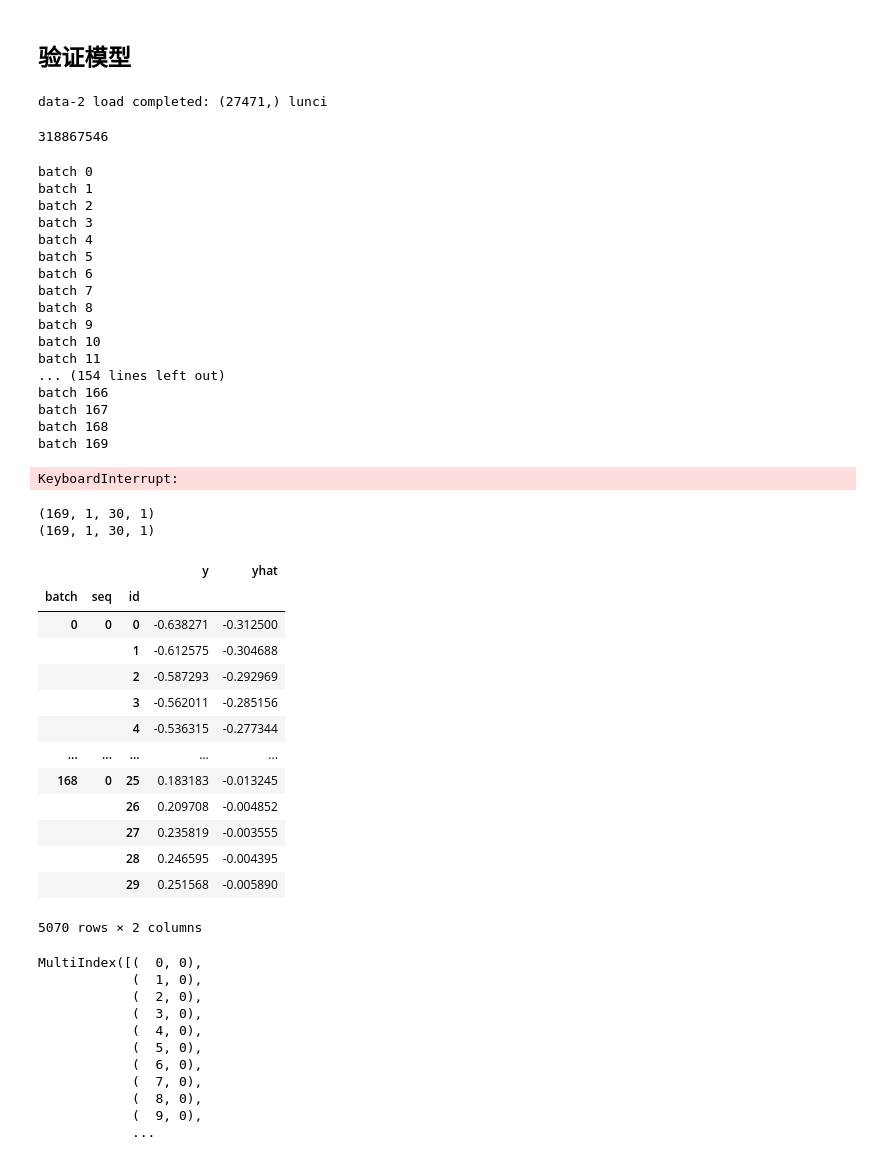
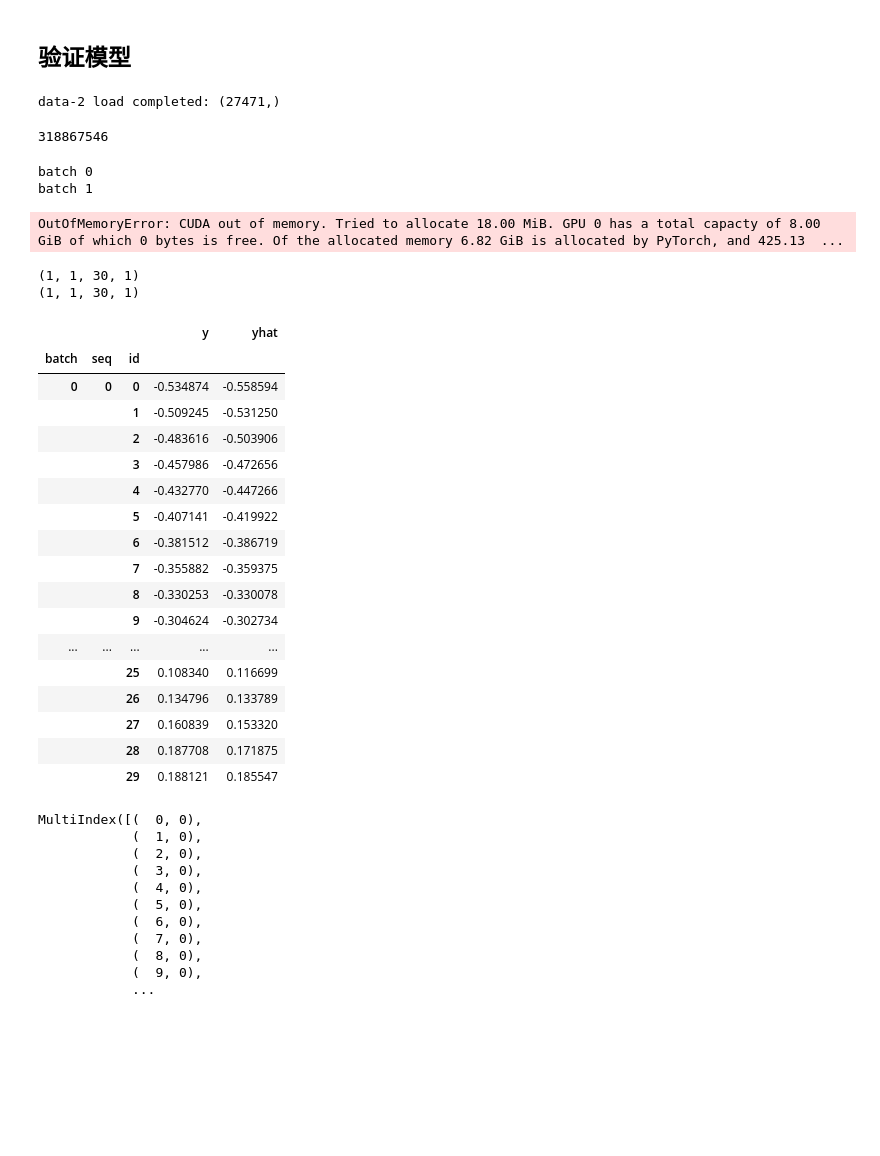
Before and after one commit to Ralphson/BatteryGPT, a Jupyter notebook: Time-LLM-main/ana_model_pred.ipynb, the cells around one changed output. Drawn from its saved outputs; the diff is of its cells as text; code cells hidden in the pictures; blank space fills up the shorter version.

```diff
--- a/Time-LLM-main/ana_model_pred.ipynb
+++ b/Time-LLM-main/ana_model_pred.ipynb
@@ -22,12 +22,12 @@ parser.add_argument('--task_name', type=str, required=False, default='long_term_
 parser.add_argument('--is_training', type=int, required=False, default=1, help='status')
 parser.add_argument('--model_id', type=str, required=False, default='Battery', help='model id')
 parser.add_argument('--model_comment', type=str, required=False, default='none', help='prefix when saving test results')
-parser.add_argument('--model', type=str, required=False, default='BatteryGPT',
+parser.add_argument('--model', type=str, required=False, default='BatteryGPTv0',
                     help='model name, options: [Autoformer, DLinear]')
 parser.add_argument('--seed', type=int, default=42, help='random seed')
 
 # data loader
-parser.add_argument('--data', type=str, required=False, default='masked_battery', help='dataset type')
+parser.add_argument('--data', type=str, required=False, default='mbatdata', help='dataset type')
 parser.add_argument('--root_path', type=str, default='./dataset/my', help='root path of the data file')
 parser.add_argument('--data_path', type=str, default='trimmed_LX3_ss0_se100_cr05_C_V_T_vs_CE.csv', help='data file')
 parser.add_argument('--drop_bid', type=int, default=0)
@@ -108,12 +108,13 @@ args.batch_size = 1
 # vali_data, vali_loader = data_provider(args, 'val')
 test_data, test_loader = data_provider(args, 'test')
 # %% [output]
-data-2 load completed: (27471,) lunci
+data-2 load completed: (27471,)
 # %%
 # 读取模型
-sd_path = r'./cache\long_term_forecast_Battery_BatteryGPT_masked_battery_ftM_sl18_ll9_pl30_dm32_nh8_el2_dl1_df128_fc1_ebtimeF_Exp_0-BatteryGPT-Masked_battery\checkpoint'
+sd_202403142139 = r'./cache\long_term_forecast_Battery_BatteryGPT_masked_battery_ftM_sl18_ll9_pl30_dm32_nh8_el2_dl1_df128_fc1_ebtimeF_Exp_0-BatteryGPT-Masked_battery\checkpoint'
+sd_202403151801 = r'cache\long_term_forecast_Battery_BatteryGPT_masked_battery_ftM_sl18_ll9_pl30_dm32_nh8_el2_dl1_df128_fc1_ebtimeF_Exp_0-BatteryGPT-Masked_battery\202403151801_checkpoint'
 model = BatteryGPT.Model(args).float()
-model.load_state_dict(torch.load(sd_path))
+model.load_state_dict(torch.load(sd_202403151801))
 
 test_loader, model = accelerator.prepare(
     test_loader, model)
@@ -158,25 +159,13 @@ for i, (batch_x, batch_y, batch_x_mark, batch_y_mark) in enumerate(test_loader):
 
     y.append(true)
     yhat.append(pred)
+
+    if i == 0:
+        break
 # %% [output]
 batch 0
 batch 1
-batch 2
-batch 3
-batch 4
-batch 5
-batch 6
-batch 7
-batch 8
-batch 9
-batch 10
-batch 11
-... (154 lines left out)
-batch 166
-batch 167
-batch 168
-batch 169
-KeyboardInterrupt:
+OutOfMemoryError: CUDA out of memory. Tried to allocate 18.00 MiB. GPU 0 has a total capacty of 8.00 GiB of which 0 bytes is free. Of the allocated memory 6.82 GiB is allocated by PyTorch, and 425.13  ...
 # %%
 y1 = np.array(y)
 yhat1 = np.array(yhat)
@@ -184,43 +173,47 @@ yhat1 = np.array(yhat)
 print(y1.shape)
 print(yhat1.shape)
 # %% [output]
-(169, 1, 30, 1)
-(169, 1, 30, 1)
+(1, 1, 30, 1)
+(1, 1, 30, 1)
 # %%
 y1 = np.array(y).squeeze(-1)
 yhat1 = np.array(yhat).squeeze(-1)
 
 # print(y1.shape)
 # print(yhat1.shape)
 
 # 将前两个维度作为 MultiIndex
 index = pd.MultiIndex.from_product([range(s) for s in y1.shape[:3]], names=['batch', 'seq', 'id'])
 # 将数组转换为 DataFrame
 df1 = pd.DataFrame(y1.reshape(-1), index=index, columns=['y'])
 # 将前两个维度作为 MultiIndex
 index = pd.MultiIndex.from_product([range(s) for s in yhat1.shape[:3]], names=['batch', 'seq', 'id'])
 # 将数组转换为 DataFrame
 df2 = pd.DataFrame(yhat1.reshape(-1), index=index, columns=['yhat'])
 
 df = pd.concat([df1, df2], axis=1)
 display(df)
 
-df.to_csv('./ana_model_pred.csv')
+# df.to_csv('./ana_model_pred.csv')
 # %% [output]
 |  |  |  | y | yhat |
 | batch | seq | id |  |  |
-| 0 | 0 | 0 | -0.638271 | -0.312500 |
-|  |  | 1 | -0.612575 | -0.304688 |
-|  |  | 2 | -0.587293 | -0.292969 |
-|  |  | 3 | -0.562011 | -0.285156 |
-|  |  | 4 | -0.536315 | -0.277344 |
+| 0 | 0 | 0 | -0.534874 | -0.558594 |
+|  |  | 1 | -0.509245 | -0.531250 |
+|  |  | 2 | -0.483616 | -0.503906 |
+|  |  | 3 | -0.457986 | -0.472656 |
+|  |  | 4 | -0.432770 | -0.447266 |
+|  |  | 5 | -0.407141 | -0.419922 |
+|  |  | 6 | -0.381512 | -0.386719 |
+|  |  | 7 | -0.355882 | -0.359375 |
+|  |  | 8 | -0.330253 | -0.330078 |
+|  |  | 9 | -0.304624 | -0.302734 |
 | ... | ... | ... | ... | ... |
-| 168 | 0 | 25 | 0.183183 | -0.013245 |
-|  |  | 26 | 0.209708 | -0.004852 |
-|  |  | 27 | 0.235819 | -0.003555 |
-|  |  | 28 | 0.246595 | -0.004395 |
-|  |  | 29 | 0.251568 | -0.005890 |
+|  |  | 25 | 0.108340 | 0.116699 |
+|  |  | 26 | 0.134796 | 0.133789 |
+|  |  | 27 | 0.160839 | 0.153320 |
+|  |  | 28 | 0.187708 | 0.171875 |
+|  |  | 29 | 0.188121 | 0.185547 |
-5070 rows × 2 columns
 # %%
 df = pd.read_csv('./ana_model_pred.csv')
 df = df.set_index(['batch', 'seq'])
```
Also changed, not shown: parts of 1 cell of this notebook, 2 other files.
